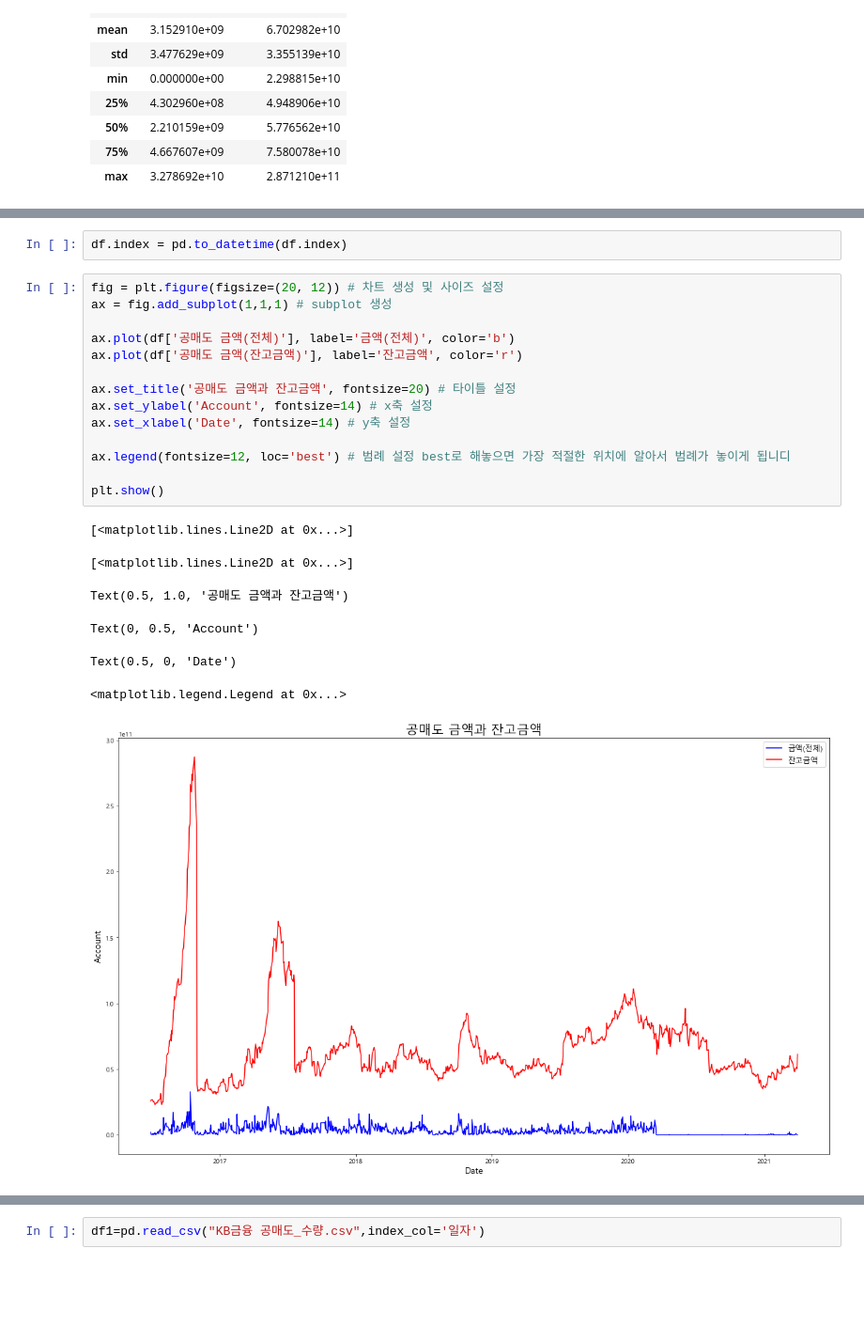
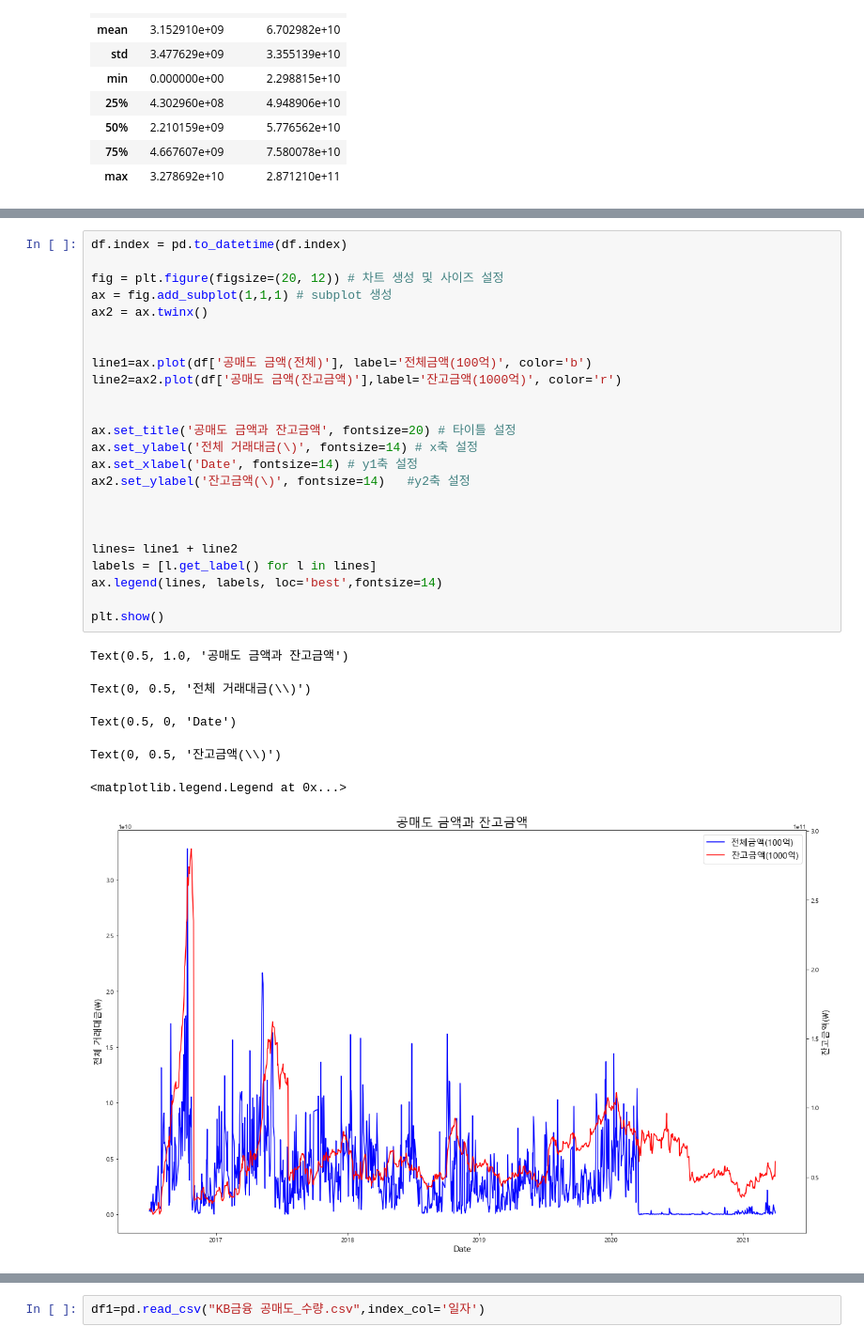
Before and after one commit to sejin1996/FinanceData, a Jupyter notebook: 데이터 시각화 코드/KB금융 공매도 데이터 시각화-선데이터.ipynb, the cells around one changed output, grey strips where cells are left out. Shown: that part at 94% size. Cells and saved outputs as stored; diff of their text form; blank space fills up the shorter version.

```diff
--- a/데이터 시각화 코드/KB금융 공매도 데이터 시각화-선데이터.ipynb
+++ b/데이터 시각화 코드/KB금융 공매도 데이터 시각화-선데이터.ipynb
@@ -75,25 +86,32 @@ df.info
-# %%
-df.index = pd.to_datetime(df.index)
 # %%
+df.index = pd.to_datetime(df.index)
+
 fig = plt.figure(figsize=(20, 12)) # 차트 생성 및 사이즈 설정
 ax = fig.add_subplot(1,1,1) # subplot 생성
+ax2 = ax.twinx()
 
-ax.plot(df['공매도 금액(전체)'], label='금액(전체)', color='b')
-ax.plot(df['공매도 금액(잔고금액)'], label='잔고금액', color='r')
+
+line1=ax.plot(df['공매도 금액(전체)'], label='전체금액(100억)', color='b')
+line2=ax2.plot(df['공매도 금액(잔고금액)'],label='잔고금액(1000억)', color='r')
+
 
 ax.set_title('공매도 금액과 잔고금액', fontsize=20) # 타이틀 설정
-ax.set_ylabel('Account', fontsize=14) # x축 설정
-ax.set_xlabel('Date', fontsize=14) # y축 설정
+ax.set_ylabel('전체 거래대금(\)', fontsize=14) # x축 설정
+ax.set_xlabel('Date', fontsize=14) # y1축 설정
+ax2.set_ylabel('잔고금액(\)', fontsize=14)   #y2축 설정
 
-ax.legend(fontsize=12, loc='best') # 범례 설정 best로 해놓으면 가장 적절한 위치에 알아서 범례가 놓이게 됩니디
+
+
+lines= line1 + line2
+labels = [l.get_label() for l in lines]
+ax.legend(lines, labels, loc='best',fontsize=14)
 
 plt.show()
 # %% [output]
-[<matplotlib.lines.Line2D at 0x...>]
+Text(0.5, 1.0, '공매도 금액과 잔고금액')
-[<matplotlib.lines.Line2D at 0x...>]
+Text(0, 0.5, '전체 거래대금(\\)')
-Text(0.5, 1.0, '공매도 금액과 잔고금액')
+Text(0.5, 0, 'Date')
-Text(0, 0.5, 'Account')
+Text(0, 0.5, '잔고금액(\\)')
-Text(0.5, 0, 'Date')
+<matplotlib.legend.Legend at 0x...>
-<matplotlib.legend.Legend at 0x...>
-[figure, old version]
+[figure, new version]
 # %%
```
Also changed, not shown: parts of 6 cells of this notebook, 1 other file.
